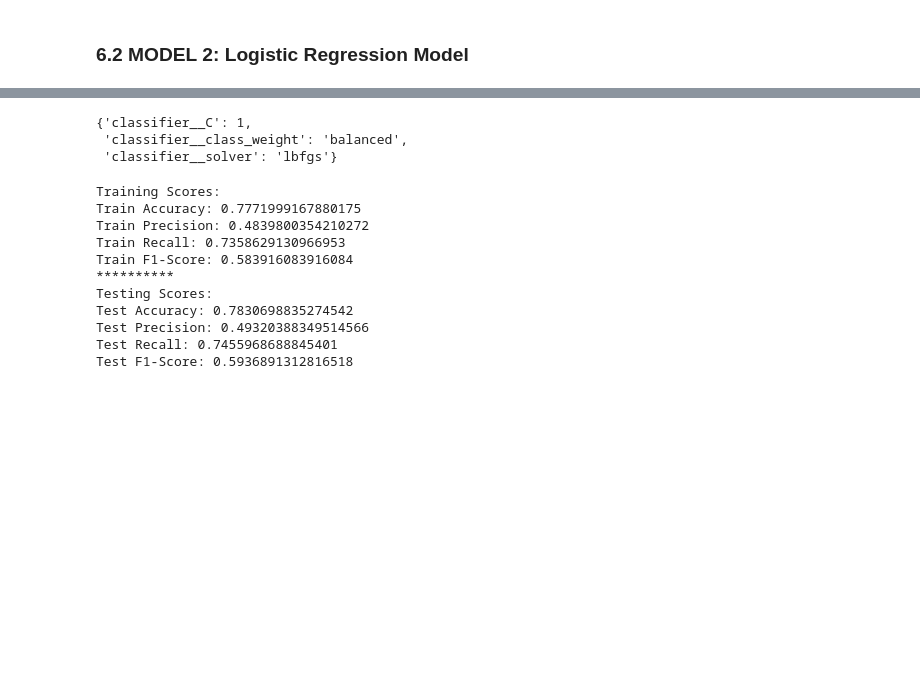
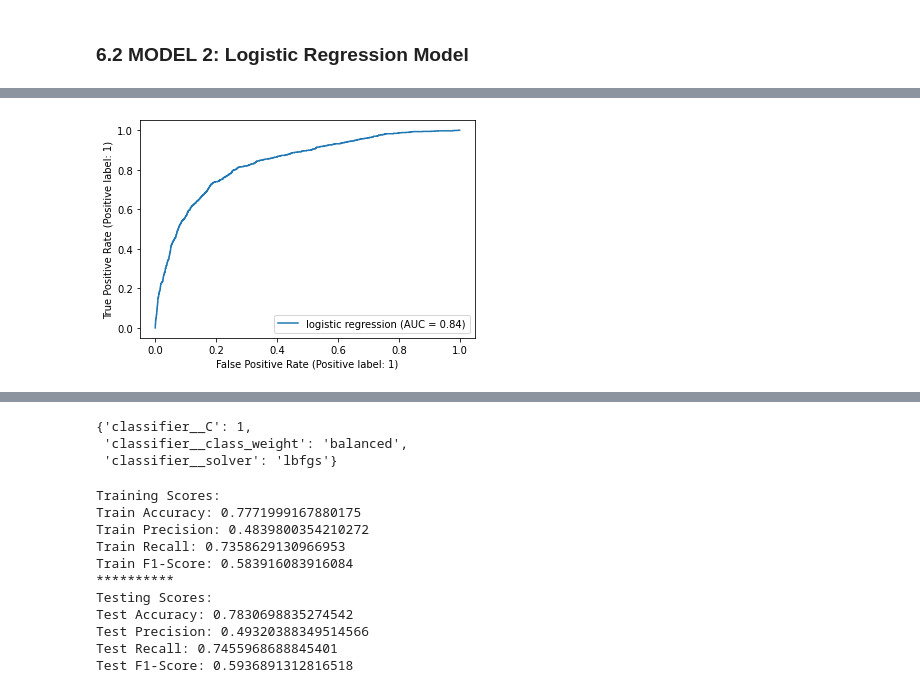
Before and after one commit to PETERNJUGU4/Njugu_Phase_3_Project, a Jupyter notebook: index.ipynb, the cells around one changed output, grey strips where cells are left out. Drawn from its saved outputs; the diff is of its cells as text; code cells hidden in the pictures; blank space fills up the shorter version.

```diff
--- a/index.ipynb
+++ b/index.ipynb
@@ -1764,3 +1892,13 @@ logreg = Pipeline(steps=[
+# %%
+# Plotting the roc-auc curve for the logistic regression model
+# plot_roc_curve(logreg, X_te, y_te, name='logistic regression');
+
+from sklearn.metrics import RocCurveDisplay
+RocCurveDisplay.from_estimator(logreg, X_te, y_te, name='logistic regression');
+
+plt.show()
+# %% [output]
+[figure, added]
 # %%
 cross_validate(logreg, X_tr, y_tr, return_train_score=True)
 # %% [output]
```
Also changed, not shown: parts of 27 cells of this notebook.
